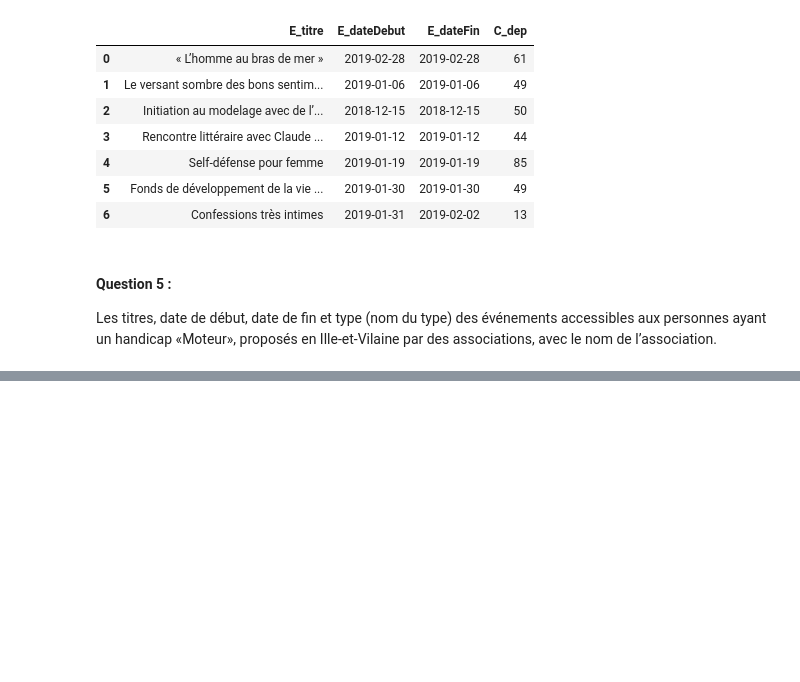
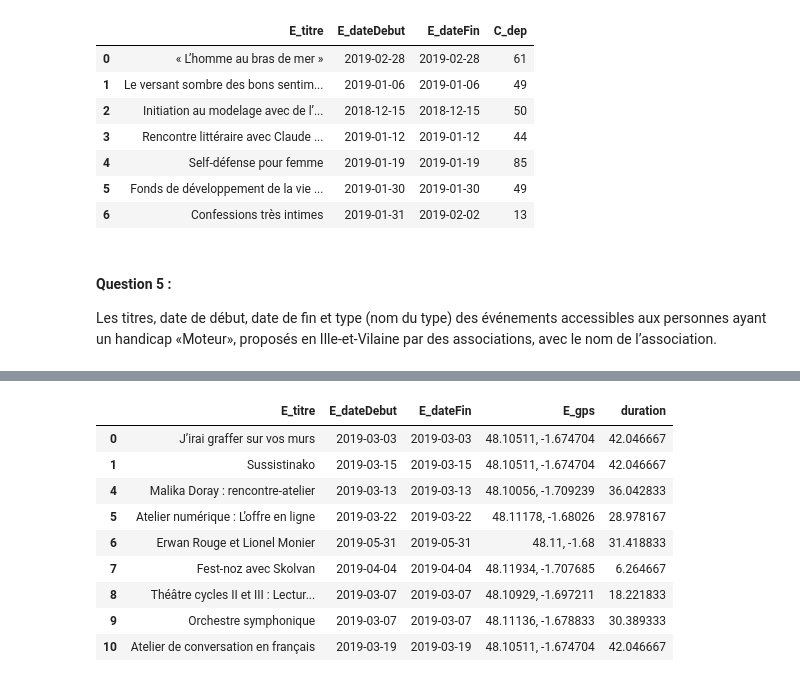
Before and after one commit to Lrakotoson/M1Python, a Jupyter notebook: S2/Data Science/TD/TD5_sql/td5_interrogation.ipynb, the cells around one changed output, grey strips where cells are left out. Cells and saved outputs as stored; diff of their text form; code cells hidden in the pictures; blank space fills up the shorter version.

```diff
--- a/S2/Data Science/TD/TD5_sql/td5_interrogation.ipynb
+++ b/S2/Data Science/TD/TD5_sql/td5_interrogation.ipynb
@@ -151,0 +173,11 @@ getQuery(query)
+# %%
+query = """SELECT e_titre, e_datedebut, e_datefin, e_gps
+           FROM evenement JOIN commune ON e_communeid = c_insee
+                          JOIN typeEvenement ON e_typeid = te_id
+           WHERE e_gratuit = 'oui'
+           AND c_cp = 35000
+           AND te_theme = 'Loisir'
+           AND e_datedebut > DATE('2019-03-01')
+        """
+
+df = getQuery(query)
@@ -151,0 +199,17 @@ getQuery(query)
+# %%
+duration = getMatrix(base_url, params, "durations").reset_index(drop = True) / 60
+duration.columns = ['duration']
+df = pd.concat([df, duration], join = "inner", axis = 1)
+
+df[df['duration'] < 45]
+# %% [output]
+|  | E_titre | E_dateDebut | E_dateFin | E_gps | duration |
+| 0 | J’irai graffer sur vos murs | 2019-03-03 | 2019-03-03 | 48.10511, -1.674704 | 42.046667 |
+| 1 | Sussistinako | 2019-03-15 | 2019-03-15 | 48.10511, -1.674704 | 42.046667 |
+| 4 | Malika Doray : rencontre-atelier | 2019-03-13 | 2019-03-13 | 48.10056, -1.709239 | 36.042833 |
+| 5 | Atelier numérique : L’offre en ligne | 2019-03-22 | 2019-03-22 | 48.11178, -1.68026 | 28.978167 |
+| 6 | Erwan Rouge et Lionel Monier | 2019-05-31 | 2019-05-31 | 48.11, -1.68 | 31.418833 |
+| 7 | Fest-noz avec Skolvan | 2019-04-04 | 2019-04-04 | 48.11934, -1.707685 | 6.264667 |
+| 8 | Théâtre cycles II et III : Lectur... | 2019-03-07 | 2019-03-07 | 48.10929, -1.697211 | 18.221833 |
+| 9 | Orchestre symphonique | 2019-03-07 | 2019-03-07 | 48.11136, -1.678833 | 30.389333 |
+| 10 | Atelier de conversation en français | 2019-03-19 | 2019-03-19 | 48.10511, -1.674704 | 42.046667 |
```
Also changed, not shown: parts of 8 cells of this notebook.
